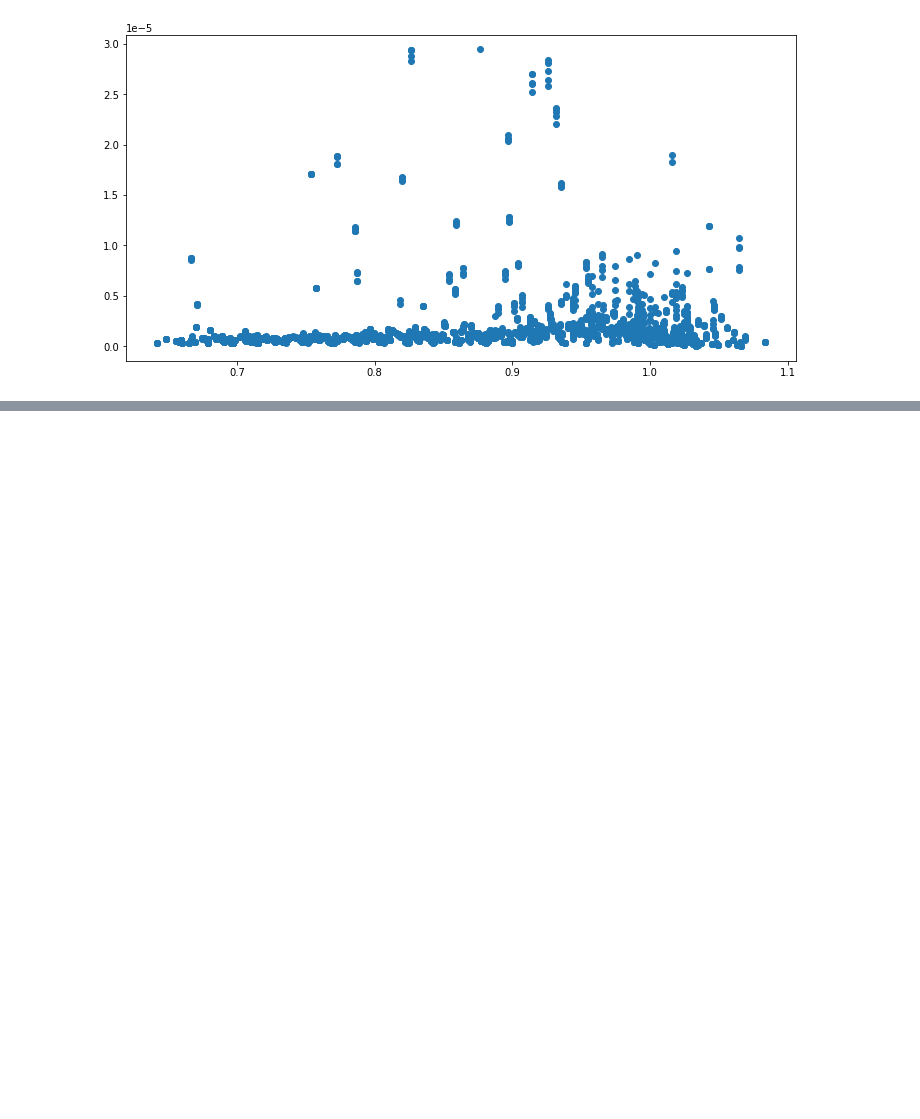
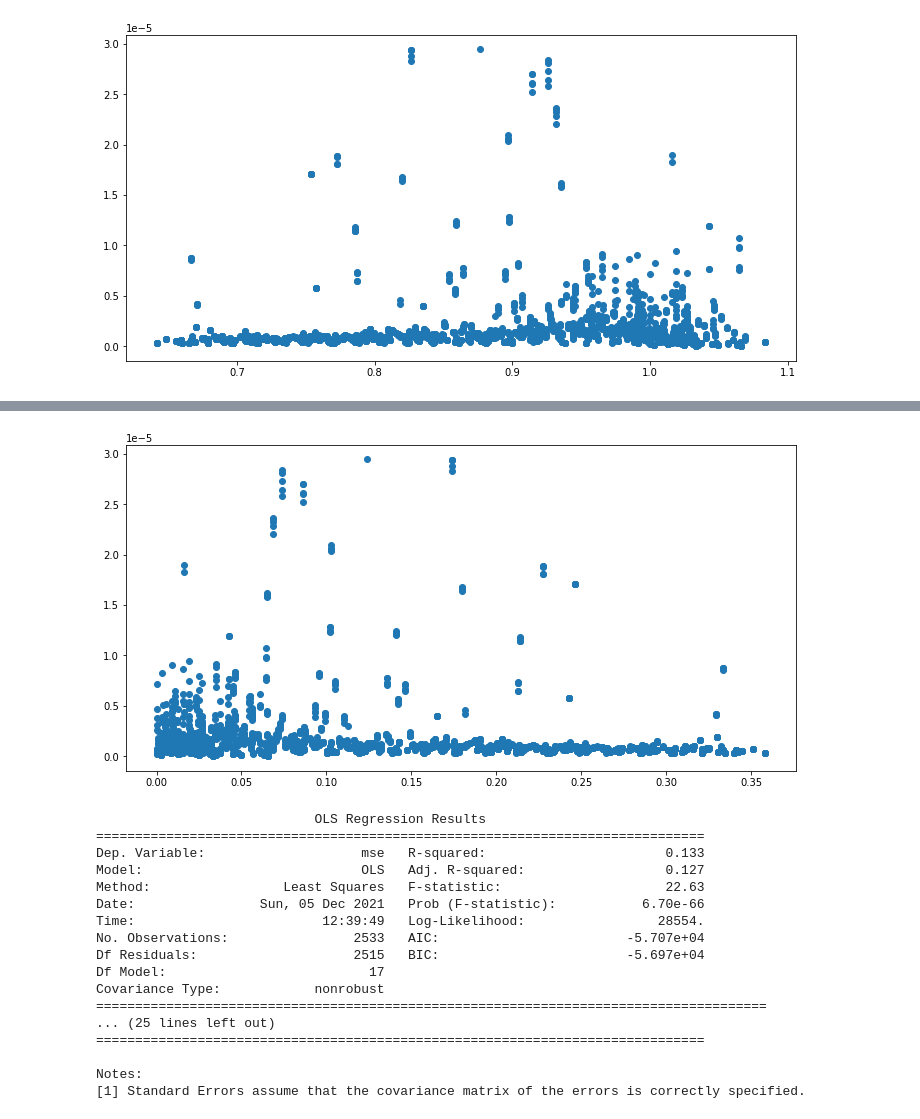
Before and after one commit to JuusoAsd/finaeng1, a Jupyter notebook: delta_all_sheets_v2.ipynb, the cells around one changed output, grey strips where cells are left out. Cells and saved outputs as stored; diff of their text form; code cells hidden in the pictures; blank space fills up the shorter version.

Commit message:
added conclusions for regressions

```diff
--- a/delta_all_sheets_v2.ipynb
+++ b/delta_all_sheets_v2.ipynb
@@ -145,3 +145,11 @@ Try using .loc[row_indexer,col_indexer] = value instead
 
 See the caveats in the documentation: https://pandas.pydata.org/pandas-docs/stable/user_guide/indexing.html#returning-a-view-versus-a-copy
   option_data['portfolio_return'] = option_data['stock_return'] + option_data['option_return']
+# %%
+obs_df = pd.DataFrame(observations, columns = ['name', 'S_start', 'S_end', 'S_mean', 'E', 'mse', 'freq', 'sheet'])
+obs_df = obs_df >> filter(f.mse < 3e-5)
+obs_df['moneyness'] = obs_df['E'] / obs_df['S_mean']
+obs_df['moneyness_distance'] = abs(obs_df['E'] / obs_df['S_mean'] - 1)
+
+obs_df['is_OTM'] = np.where(obs_df['moneyness'] - 1 >= 0, 1, 0)
+obs_df
@@ -162,9 +191,10 @@ reg = obs_df.copy()
 
 freq_dummy = pd.get_dummies(reg['freq'],prefix='freq')
 sheet_dummy = pd.get_dummies(reg['sheet'], prefix='sheet')
+#side_dummy = pd.get_dummies(reg['positive_side'],prefix='positive')
 
-reg_df = pd.concat([reg, freq_dummy, sheet_dummy], axis=1)
-X = reg_df[['moneyness'] + list(freq_dummy.columns) + list(sheet_dummy.columns)]
+reg_df = pd.concat([reg, sheet_dummy, freq_dummy], axis=1)
+X = reg_df[['moneyness'] + list(freq_dummy.columns)[:-1] + list(sheet_dummy.columns)[:-1]]
 y = reg_df['mse']
 
 X = sm.add_constant(X)
@@ -192,0 +228,32 @@ strong multicollinearity problems or that the design matrix is singular.
+# %%
+fig, ax = plt.subplots(figsize=(12, 6))
+ax.scatter(obs_df['moneyness_distance'], obs_df['mse'])
+plt.show()
+
+X = reg_df[['moneyness_distance', 'is_OTM'] + list(freq_dummy.columns)[:-1] + list(sheet_dummy.columns)[:-1]]
+y = reg_df['mse']
+
+X = sm.add_constant(X)
+model = sm.OLS(y,X)
+results = model.fit()
+
+print(results.summary())
+# %% [output]
+[figure, added]
+                            OLS Regression Results
+==============================================================================
+Dep. Variable:                    mse   R-squared:                       0.133
+Model:                            OLS   Adj. R-squared:                  0.127
+Method:                 Least Squares   F-statistic:                     22.63
+Date:                Sun, 05 Dec 2021   Prob (F-statistic):           6.70e-66
+Time:                        12:39:49   Log-Likelihood:                 28554.
+No. Observations:                2533   AIC:                        -5.707e+04
+Df Residuals:                    2515   BIC:                        -5.697e+04
+Df Model:                          17
+Covariance Type:            nonrobust
+======================================================================================
+... (25 lines left out)
+==============================================================================
+
+Notes:
+[1] Standard Errors assume that the covariance matrix of the errors is correctly specified.
```
Also changed, not shown: parts of 8 cells of this notebook, 1 other file.
